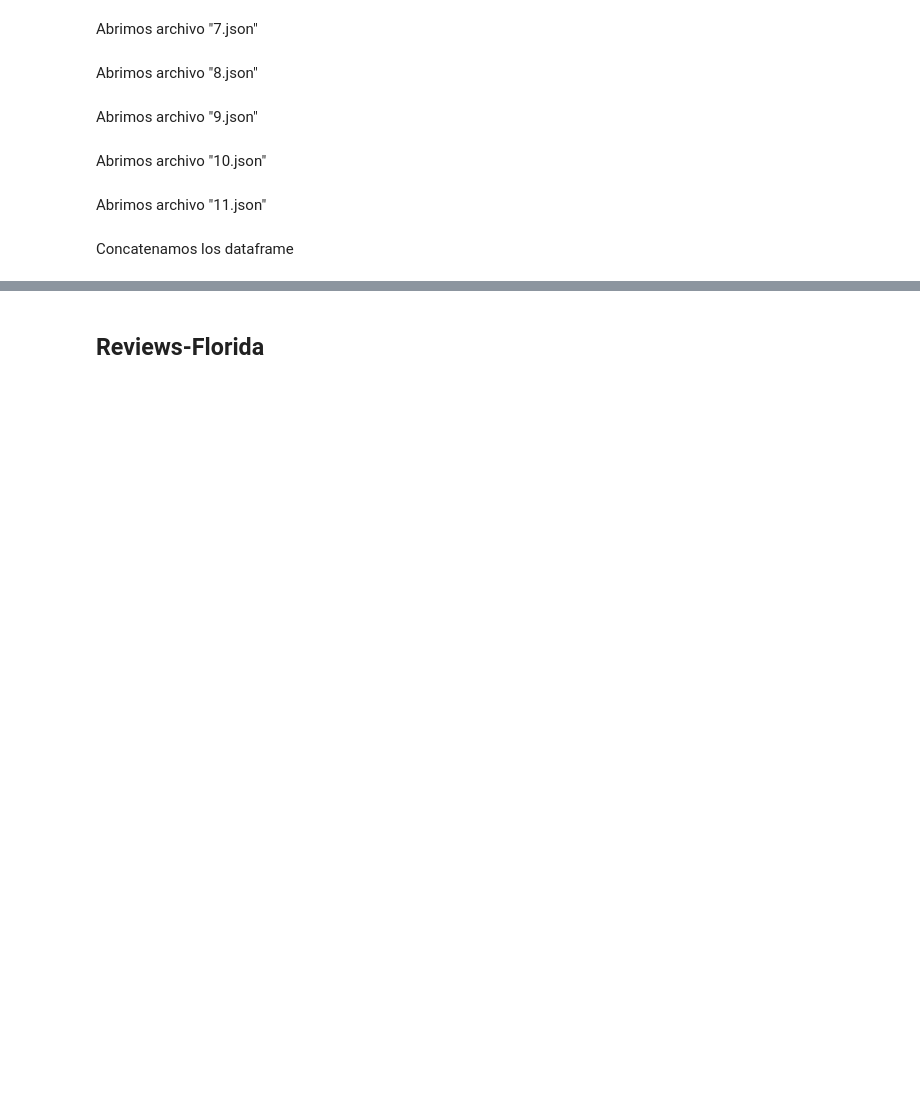
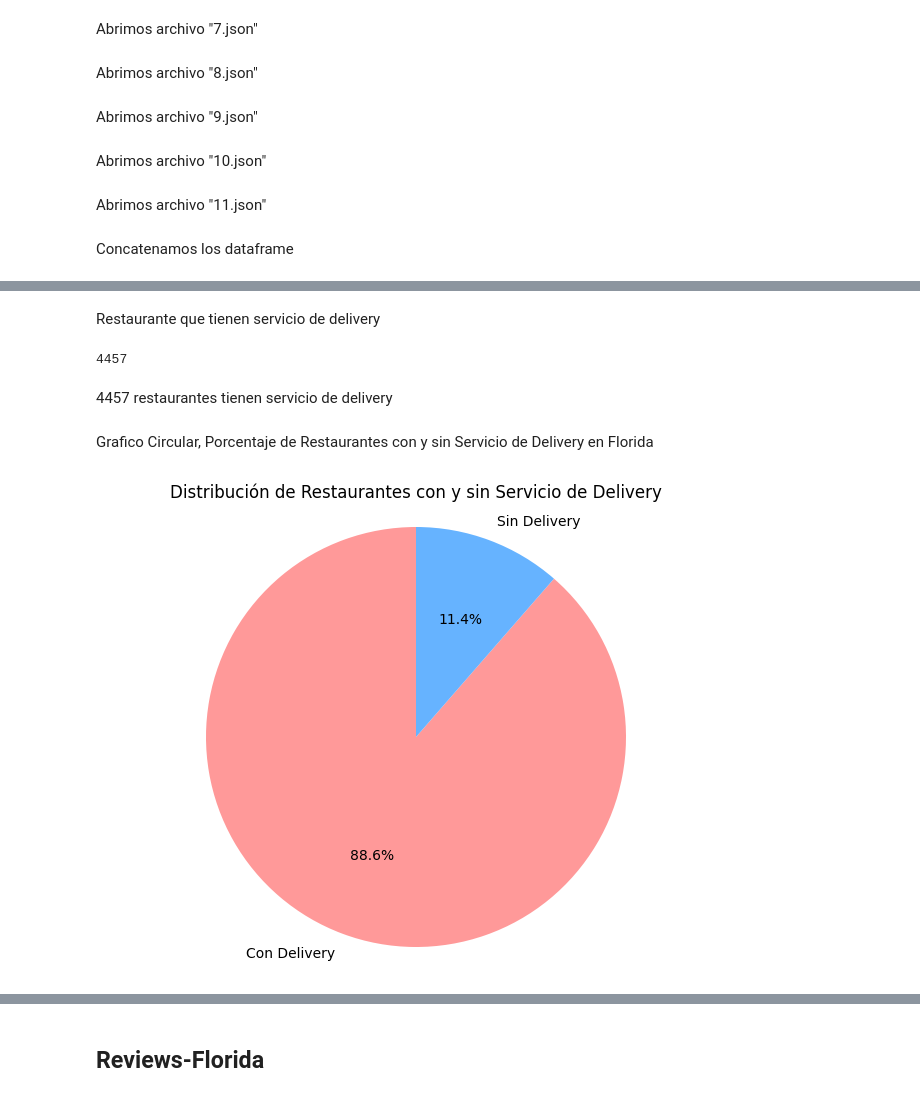
Before and after one commit to rfpcast/Proyecto-DA-Miami-2026, a Jupyter notebook: EDA.ipynb, the cells around one changed output, grey strips where cells are left out. Drawn from its saved outputs; the diff is of its cells as text; code cells hidden in the pictures; blank space fills up the shorter version.

```diff
--- a/EDA.ipynb
+++ b/EDA.ipynb
@@ -457,0 +461,37 @@ Name: count, dtype: int64
+# %% [markdown]
+ Restaurante que tienen servicio de delivery
+# %%
+# Rellenamos valores faltantes
+df_Florida_Google['MISC'].fillna('', inplace=True)
+# Observamos los restaurantes que tienen dleivery
+delivery = df_Florida_Google[df_Florida_Google['MISC'].str.contains("Delivery", case=False)]
+delivery["MISC"].count()
+# %% [output]
+4457
+# %% [markdown]
+4457 restaurantes tienen servicio de delivery
+# %% [markdown]
+Grafico Circular, Porcentaje de Restaurantes con y sin Servicio de Delivery en Florida
+# %%
+import matplotlib.pyplot as plt
+
+# Datos
+total_restaurantes = 5031
+con_delivery = 4457
+sin_delivery = total_restaurantes - con_delivery
+
+# Etiquetas y valores para el gráfico
+etiquetas = ['Con Delivery', 'Sin Delivery']
+valores = [con_delivery, sin_delivery]
+colores = ['#ff9999','#66b3ff']
+
+# Crear gráfico de torta
+plt.figure(figsize=(8, 6))
+plt.pie(valores, labels=etiquetas, colors=colores, autopct='%1.1f%%', startangle=90)
+plt.title('Distribución de Restaurantes con y sin Servicio de Delivery')
+plt.axis('equal')  # Hace que el gráfico sea un círculo en lugar de una elipse
+
+# Mostrar el gráfico
+plt.show()
+# %% [output]
+[figure, added]
```
Also changed, not shown: parts of 29 cells of this notebook.
